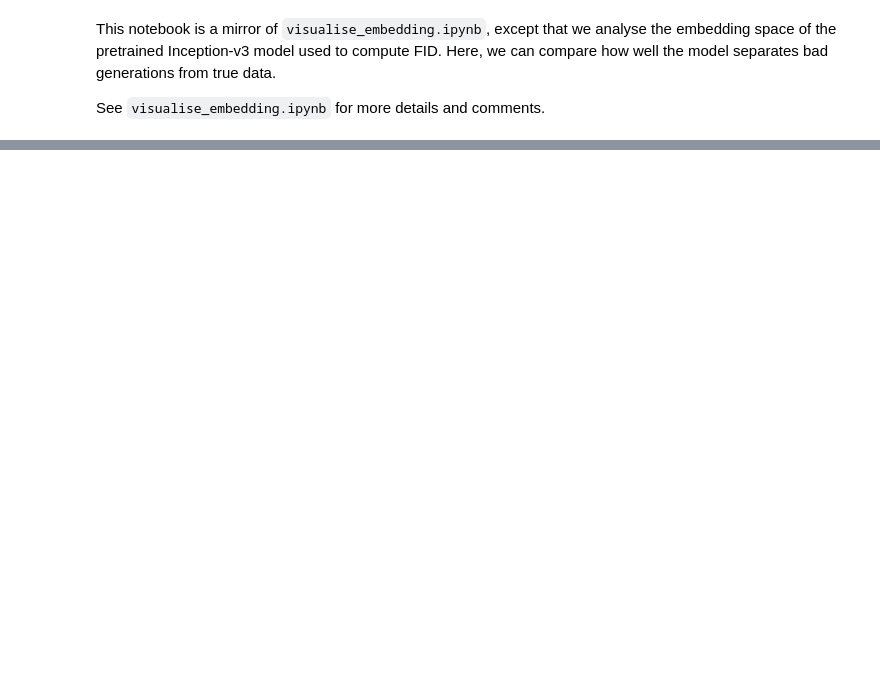
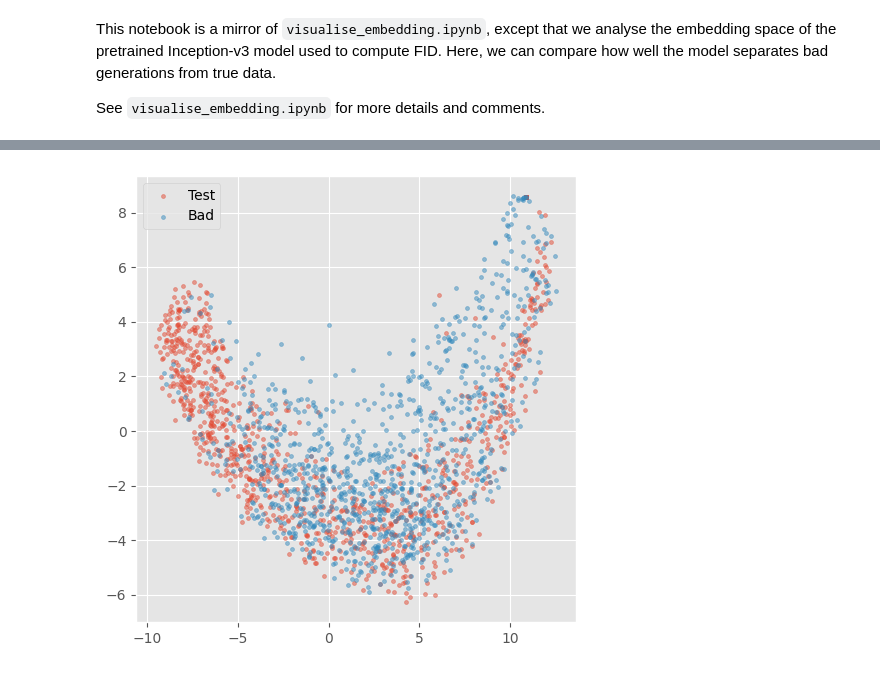
Before and after one commit to j-freddy/nvae-shape-encoding, a Jupyter notebook: analysis/frds/inception_embedding.ipynb, the cells around one changed output, grey strips where cells are left out. Cells and saved outputs as stored; diff of their text form; code cells hidden in the pictures; blank space fills up the shorter version.

```diff
--- a/analysis/frds/inception_embedding.ipynb
+++ b/analysis/frds/inception_embedding.ipynb
@@ -152,7 +185,10 @@ plt.show()
 # %%
-plt.scatter(train_feats_reduced[:, 0], train_feats_reduced[:, 1], alpha=0.5, s=10, label="Train")
-plt.scatter(bad_feats_reduced[:, 0], bad_feats_reduced[:, 1], alpha=0.5, s=10, label="Bad")
+plt.figure(figsize=(5, 5))
+plt.scatter(test_feats_reduced[:, 0], test_feats_reduced[:, 1], alpha=0.5, s=8, label="Test")
+plt.scatter(bad_feats_reduced[:, 0], bad_feats_reduced[:, 1], alpha=0.5, s=8, label="Bad")
 
 plt.tight_layout()
 plt.legend()
 plt.show()
+# %% [output]
+[figure, added]
```
Also changed, not shown: parts of 9 cells of this notebook, 2 other files.
